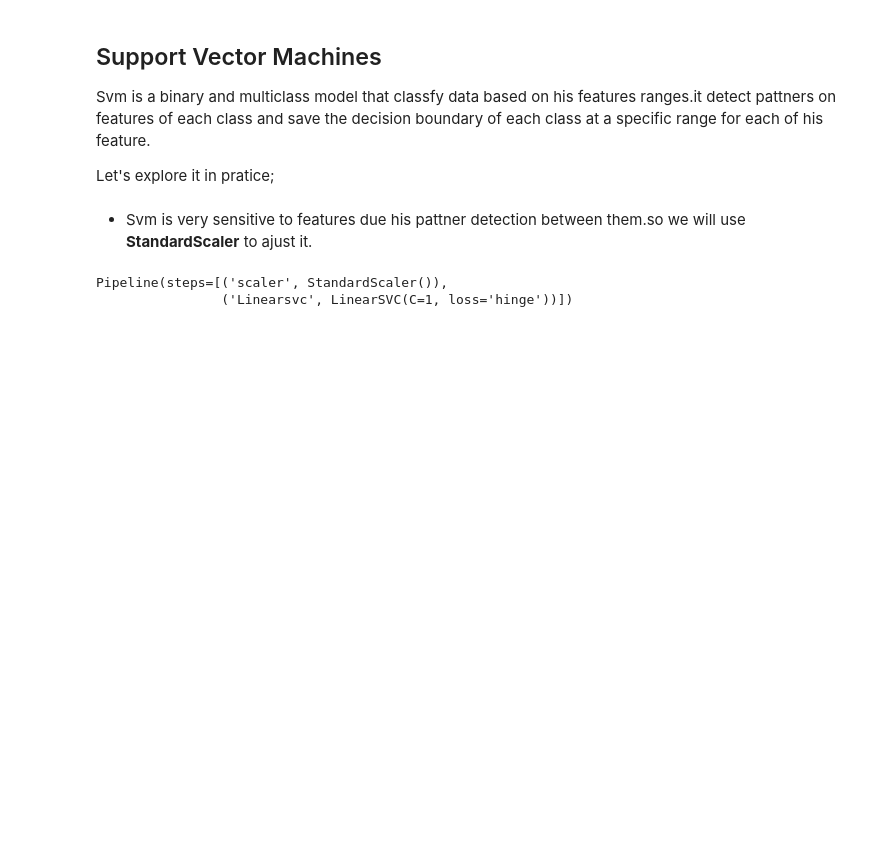
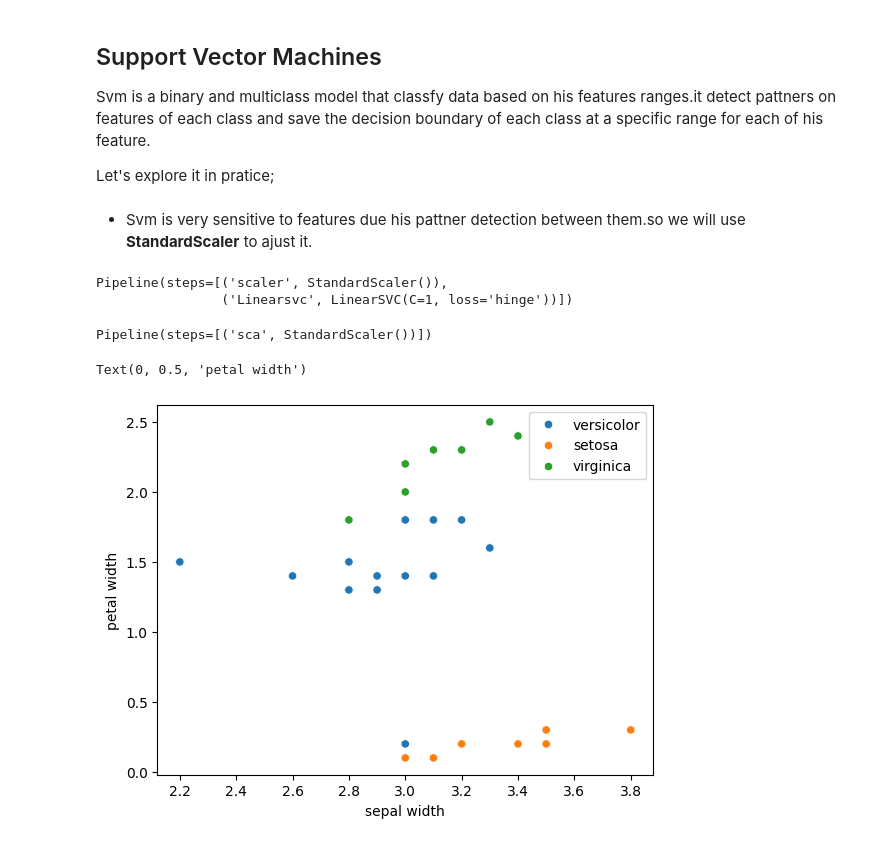
Before and after one commit to roossqg/-Data-Science-Hub, a Jupyter notebook: Models_and_Data/Math_teory/Support_vector_machines.ipynb, the cells around one changed output. Saved outputs shown, nothing was run; the diff lists cells and outputs as text; code cells hidden in the pictures; blank space fills up the shorter version.

```diff
--- a/Models_and_Data/Math_teory/Support_vector_machines.ipynb
+++ b/Models_and_Data/Math_teory/Support_vector_machines.ipynb
@@ -35,21 +35,39 @@ Svc_ovo = Pipeline ([
     ('Svc',SVC(kernel='linear'))
 ])
 
+Scaler = Pipeline([
+    ('sca',StandardScaler())])
+
+
 #data:
-x_iris_data = iris['data'][:,(1,3)] # sepal width,petal width
-y_iris_data = (iris['target'] == 1).astype(np.float64) # versicolor , for smvc one vs rest
-y_multiclass_iris = iris['target'].astype(np.float64) # use this in svmc one vs one
+x_iris_data = pd.DataFrame(iris['data'][:,(1,3)]) # sepal width,petal width
+y_iris_data = pd.DataFrame((iris['target'] == 1).astype(np.float64)) # versicolor , for smvc one vs rest
+
+y_multiclass_iris = pd.DataFrame(iris['target'].astype(np.float64)) # use this in svmc one vs one
 
 x_iris,x_test,y_iris,y_test = train_test_split(x_iris_data,y_iris_data,random_state=33,test_size=0.2)
-x_iris_classes,x_test,y_classes,y_classes_test = train_test_split(x_iris_data,y_multiclass_iris,random_state=22,test_size=0.2)
+x_iris_classes,x_test_cl,y_classes,y_classes_test = train_test_split(x_iris_data,y_multiclass_iris,random_state=22,test_size=0.2)
 # %%
 #training :
 Svc_ovo.fit(x_iris_classes,y_classes)
-svc2=Svc_ovr.fit(x_iris,y_iris)
+Svc_ovr.fit(x_iris,y_iris)
 # %% [output]
 Pipeline(steps=[('scaler', StandardScaler()),
                 ('Linearsvc', LinearSVC(C=1, loss='hinge'))])
+# %%
+Scaler.fit(x_iris,y_iris)
+# %% [output]
+Pipeline(steps=[('sca', StandardScaler())])
 # %%
 #predicts
-svc1=Svc_ovo.predict(x_test)
-svc2=Svc_ovr.predict(x_test)
+
+svc1=Svc_ovo.predict(Scaler.transform(x_test))
+svc2=Svc_ovr.predict(Scaler.transform(x_test_cl))
+# %%
+sns.scatterplot(data=x_test,x=x_test[0],y=x_test[1],
+        hue=[iris.target_names[i] for i in svc1.astype(int)])
+plt.xlabel('sepal width')
+plt.ylabel('petal width')
+# %% [output]
+Text(0, 0.5, 'petal width')
+[figure, added]
```
